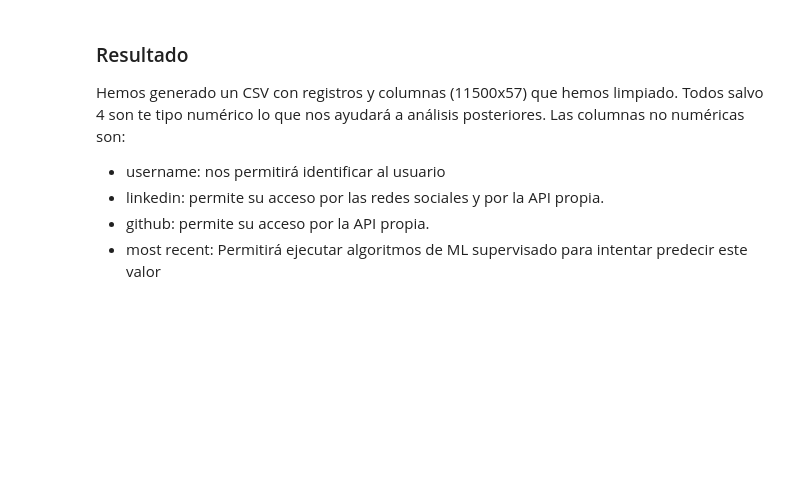
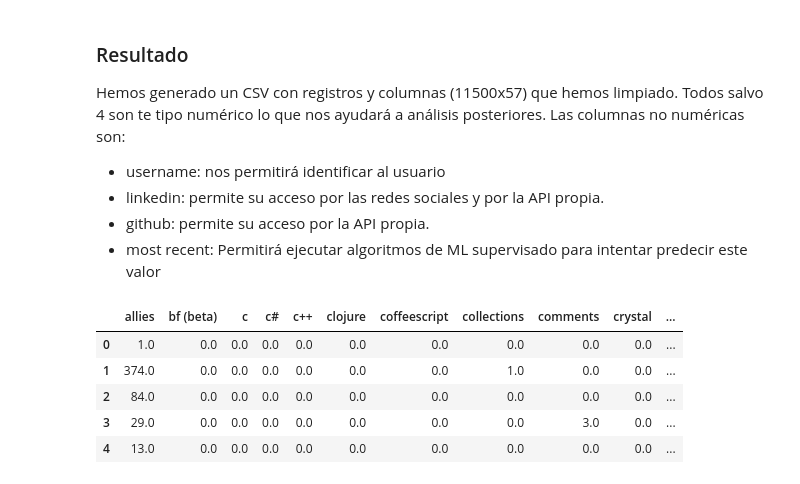
Before and after one commit to albertogcmr/final-project-codewars-ih, a Jupyter notebook: source/Fase-4.ipynb, the cells around one changed output. Cells and saved outputs as stored; diff of their text form; code cells hidden in the pictures; blank space fills up the shorter version.

```diff
--- a/source/Fase-4.ipynb
+++ b/source/Fase-4.ipynb
@@ -469,3 +469,12 @@ Las columnas no numéricas son:
 * linkedin: permite su acceso por las redes sociales y por la API propia.
 * github: permite su acceso por la API propia.
 * most recent: Permitirá ejecutar algoritmos de ML supervisado para intentar predecir este valor
+# %%
+df.head()
+# %% [output]
+|  | allies | bf (beta) | c | c# | c++ | clojure | coffeescript | collections | comments | crystal | ... |
+| 0 | 1.0 | 0.0 | 0.0 | 0.0 | 0.0 | 0.0 | 0.0 | 0.0 | 0.0 | 0.0 | ... |
+| 1 | 374.0 | 0.0 | 0.0 | 0.0 | 0.0 | 0.0 | 0.0 | 1.0 | 0.0 | 0.0 | ... |
+| 2 | 84.0 | 0.0 | 0.0 | 0.0 | 0.0 | 0.0 | 0.0 | 0.0 | 0.0 | 0.0 | ... |
+| 3 | 29.0 | 0.0 | 0.0 | 0.0 | 0.0 | 0.0 | 0.0 | 0.0 | 3.0 | 0.0 | ... |
+| 4 | 13.0 | 0.0 | 0.0 | 0.0 | 0.0 | 0.0 | 0.0 | 0.0 | 0.0 | 0.0 | ... |
```
Also changed, not shown: 1 other file.
